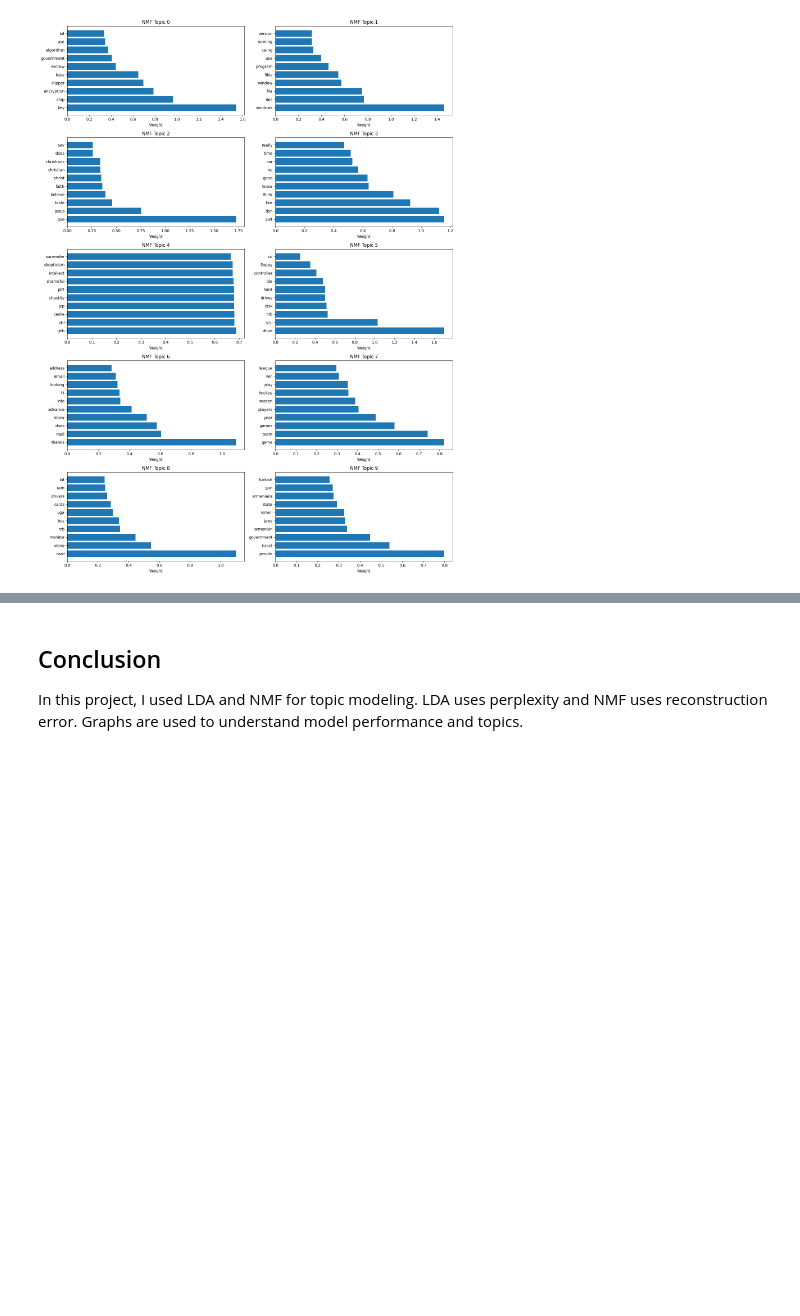
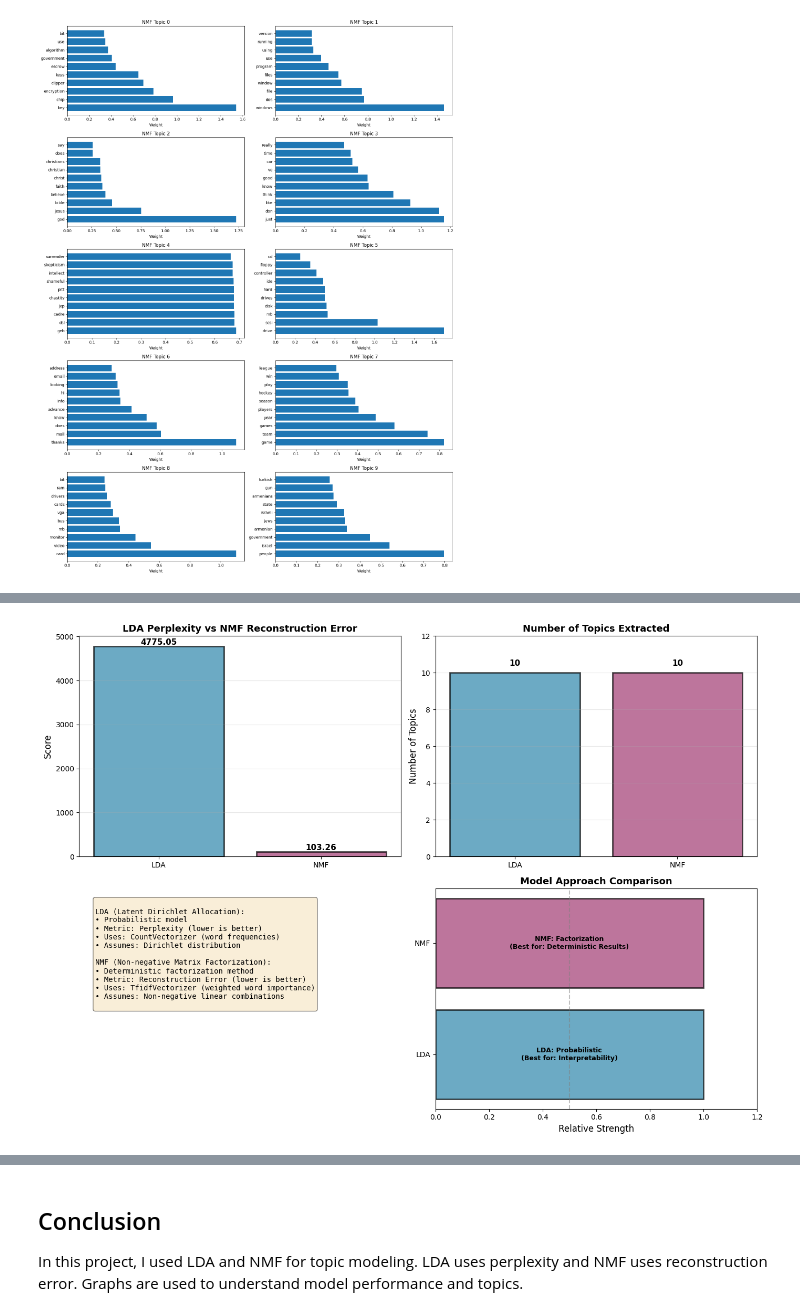
Before and after one commit to Kranthi530/infosys_springboard_internship_2026, a Jupyter notebook: DTA/topic_modeling.ipynb, the cells around one changed output, grey strips where cells are left out. Drawn from its saved outputs; the diff is of its cells as text; code cells hidden in the pictures; blank space fills up the shorter version.

```diff
--- a/DTA/topic_modeling.ipynb
+++ b/DTA/topic_modeling.ipynb
@@ -203,3 +228,7 @@ nmf_error = nmf_model.reconstruction_err_
 print("\n✅ NMF Reconstruction Error:", nmf_error)
 # %% [output]
 ✅ NMF Reconstruction Error: 103.26436797966258
+# %%
+lda_perplexity = lda_model.perplexity(doc_term_matrix)
+
+print("LDA Perplexity:", lda_perplexity)
@@ -273,0 +302,85 @@ plt.show()
+# %%
+import matplotlib.pyplot as plt
+import numpy as np
+
+# Model Performance Metrics
+fig, axes = plt.subplots(2, 2, figsize=(14, 10))
+
+# 1. Perplexity vs Reconstruction Error
+ax = axes[0, 0]
+models = ['LDA', 'NMF']
+metrics = [lda_perplexity, nmf_error]
+colors = ['#2E86AB', '#A23B72']
+bars = ax.bar(models, metrics, color=colors, alpha=0.7, edgecolor='black', linewidth=2)
+ax.set_ylabel('Score', fontsize=12)
+ax.set_title('LDA Perplexity vs NMF Reconstruction Error', fontsize=13, fontweight='bold')
+ax.grid(axis='y', alpha=0.3)
+for bar, metric in zip(bars, metrics):
+    height = bar.get_height()
+    ax.text(bar.get_x() + bar.get_width()/2., height,
+            f'{metric:.2f}', ha='center', va='bottom', fontsize=11, fontweight='bold')
+
+# 2. Number of Topics Learned
+ax = axes[0, 1]
+num_lda_topics = lda_model.components_.shape[0]
+num_nmf_topics = nmf_model.components_.shape[0]
+ax.bar(['LDA', 'NMF'], [num_lda_topics, num_nmf_topics], color=colors, alpha=0.7, edgecolor='black', linewidth=2)
+ax.set_ylabel('Number of Topics', fontsize=12)
+ax.set_title('Number of Topics Extracted', fontsize=13, fontweight='bold')
+ax.set_ylim([0, 12])
+ax.grid(axis='y', alpha=0.3)
+for i, v in enumerate([num_lda_topics, num_nmf_topics]):
+    ax.text(i, v + 0.3, str(v), ha='center', va='bottom', fontsize=11, fontweight='bold')
+
+# 3. Algorithm Characteristics
+ax = axes[1, 0]
+ax.axis('off')
+comparison_text = """
+LDA (Latent Dirichlet Allocation):
+• Probabilistic model
+• Metric: Perplexity (lower is better)
+• Uses: CountVectorizer (word frequencies)
+• Assumes: Dirichlet distribution
+
+NMF (Non-negative Matrix Factorization):
+• Deterministic factorization method
+• Metric: Reconstruction Error (lower is better)
+• Uses: TfidfVectorizer (weighted word importance)
+• Assumes: Non-negative linear combinations
+"""
+ax.text(0.05, 0.95, comparison_text, transform=ax.transAxes, fontsize=10,
+        verticalalignment='top', fontfamily='monospace',
+        bbox=dict(boxstyle='round', facecolor='wheat', alpha=0.5))
+
+# 4. Model Efficiency
+ax = axes[1, 1]
+model_info = [
+    'LDA: Probabilistic\n(Best for: Interpretability)',
+    'NMF: Factorization\n(Best for: Deterministic Results)'
+]
+y_pos = [0, 1]
+ax.barh(y_pos, [1, 1], color=colors, alpha=0.7, edgecolor='black', linewidth=2)
+ax.set_yticks(y_pos)
+ax.set_yticklabels(['LDA', 'NMF'])
+ax.set_xlabel('Relative Strength', fontsize=12)
+ax.set_title('Model Approach Comparison', fontsize=13, fontweight='bold')
+ax.set_xlim([0, 1.2])
+ax.axvline(x=0.5, color='gray', linestyle='--', alpha=0.5)
+for i, info in enumerate(model_info):
+    ax.text(0.5, i, info, ha='center', va='center', fontsize=9, fontweight='bold')
+
+plt.tight_layout()
+plt.show()
+
+print("\n" + "="*60)
+print("LDA vs NMF SUMMARY")
+print("="*60)
+print(f"\nLDA Perplexity Score: {lda_perplexity:.4f}")
+print(f"NMF Reconstruction Error: {nmf_error:.4f}")
+print(f"\nBoth models extracted {num_lda_topics} topics from the dataset")
+print("\nInterpretation:")
+print("• Lower LDA perplexity = Better generalization to unseen data")
+print("• Lower NMF error = Better factorization fit to training data")
+print("="*60)
+# %% [output]
+[figure, added]
```
Also changed, not shown: parts of 6 cells of this notebook.
